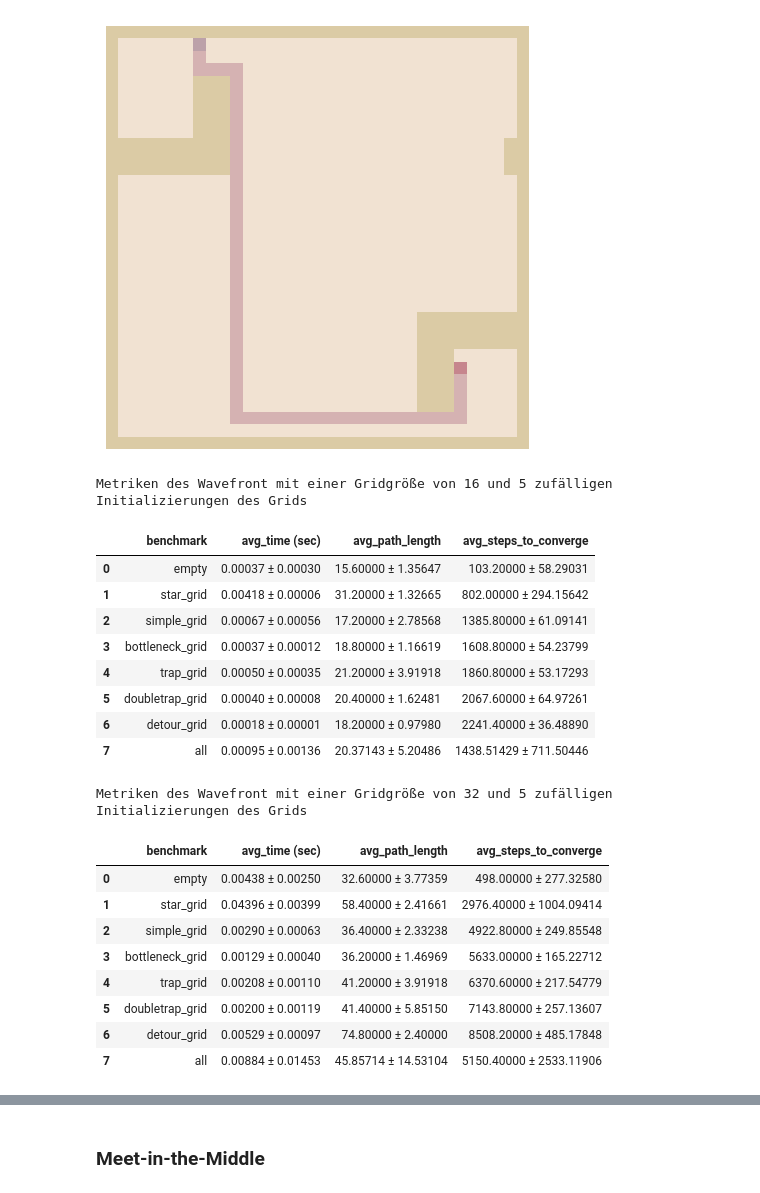
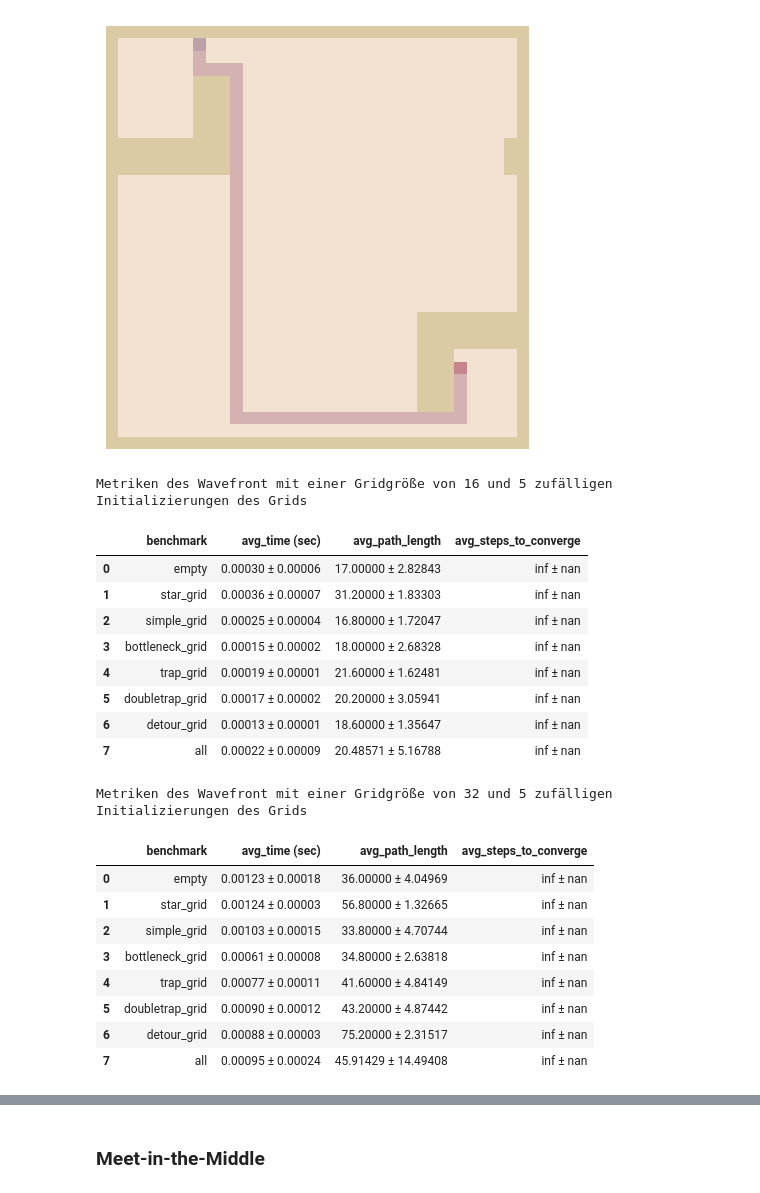
Before and after one commit to laelien8er/Robotik_projekt, a Jupyter notebook: Abgabe/_IR_Achter_Eder.ipynb, the cells around one changed output, grey strips where cells are left out. Cells and saved outputs as stored; diff of their text form; code cells hidden in the pictures.

```diff
--- a/Abgabe/_IR_Achter_Eder.ipynb
+++ b/Abgabe/_IR_Achter_Eder.ipynb
@@ -143,45 +170,45 @@ plt.show()
 # %%
 # get metrics
 size_grid = 16
-num_runns = 5
+num_runs = 5
 
 metrics = Metrics()
-df = metrics.get_metrics(algorithm='A-star', size_grid=size_grid, num_runns=num_runns)
+df = metrics.get_metrics(algorithm='Wavefront', size_grid=size_grid, num_runs=num_runs)
 
-print(f"\n\nMetriken des Wavefront mit einer Gridgröße von {size_grid} und {num_runns} zufälligen Initializierungen des Grids\n")
+print(f"\n\nMetriken des Wavefront mit einer Gridgröße von {size_grid} und {num_runs} zufälligen Initializierungen des Grids\n")
 df
 # %% [output]
 Metriken des Wavefront mit einer Gridgröße von 16 und 5 zufälligen Initializierungen des Grids
 |  | benchmark | avg_time (sec) | avg_path_length | avg_steps_to_converge |
-| 0 | empty | 0.00037 ± 0.00030 | 15.60000 ± 1.35647 | 103.20000 ± 58.29031 |
-| 1 | star_grid | 0.00418 ± 0.00006 | 31.20000 ± 1.32665 | 802.00000 ± 294.15642 |
-| 2 | simple_grid | 0.00067 ± 0.00056 | 17.20000 ± 2.78568 | 1385.80000 ± 61.09141 |
-| 3 | bottleneck_grid | 0.00037 ± 0.00012 | 18.80000 ± 1.16619 | 1608.80000 ± 54.23799 |
-| 4 | trap_grid | 0.00050 ± 0.00035 | 21.20000 ± 3.91918 | 1860.80000 ± 53.17293 |
-| 5 | doubletrap_grid | 0.00040 ± 0.00008 | 20.40000 ± 1.62481 | 2067.60000 ± 64.97261 |
-| 6 | detour_grid | 0.00018 ± 0.00001 | 18.20000 ± 0.97980 | 2241.40000 ± 36.48890 |
-| 7 | all | 0.00095 ± 0.00136 | 20.37143 ± 5.20486 | 1438.51429 ± 711.50446 |
+| 0 | empty | 0.00030 ± 0.00006 | 17.00000 ± 2.82843 | inf ± nan |
+| 1 | star_grid | 0.00036 ± 0.00007 | 31.20000 ± 1.83303 | inf ± nan |
+| 2 | simple_grid | 0.00025 ± 0.00004 | 16.80000 ± 1.72047 | inf ± nan |
+| 3 | bottleneck_grid | 0.00015 ± 0.00002 | 18.00000 ± 2.68328 | inf ± nan |
+| 4 | trap_grid | 0.00019 ± 0.00001 | 21.60000 ± 1.62481 | inf ± nan |
+| 5 | doubletrap_grid | 0.00017 ± 0.00002 | 20.20000 ± 3.05941 | inf ± nan |
+| 6 | detour_grid | 0.00013 ± 0.00001 | 18.60000 ± 1.35647 | inf ± nan |
+| 7 | all | 0.00022 ± 0.00009 | 20.48571 ± 5.16788 | inf ± nan |
 # %%
 # get metrics
 size_grid = 32
-num_runns = 5
+num_runs = 5
 
 metrics = Metrics()
-df = metrics.get_metrics(algorithm='A-star', size_grid=size_grid, num_runns=num_runns)
+df = metrics.get_metrics(algorithm='Wavefront', size_grid=size_grid, num_runs=num_runs)
 
-print(f"\n\nMetriken des Wavefront mit einer Gridgröße von {size_grid} und {num_runns} zufälligen Initializierungen des Grids\n")
+print(f"\n\nMetriken des Wavefront mit einer Gridgröße von {size_grid} und {num_runs} zufälligen Initializierungen des Grids\n")
 df
 # %% [output]
 Metriken des Wavefront mit einer Gridgröße von 32 und 5 zufälligen Initializierungen des Grids
 |  | benchmark | avg_time (sec) | avg_path_length | avg_steps_to_converge |
-| 0 | empty | 0.00438 ± 0.00250 | 32.60000 ± 3.77359 | 498.00000 ± 277.32580 |
-| 1 | star_grid | 0.04396 ± 0.00399 | 58.40000 ± 2.41661 | 2976.40000 ± 1004.09414 |
-| 2 | simple_grid | 0.00290 ± 0.00063 | 36.40000 ± 2.33238 | 4922.80000 ± 249.85548 |
-| 3 | bottleneck_grid | 0.00129 ± 0.00040 | 36.20000 ± 1.46969 | 5633.00000 ± 165.22712 |
-| 4 | trap_grid | 0.00208 ± 0.00110 | 41.20000 ± 3.91918 | 6370.60000 ± 217.54779 |
-| 5 | doubletrap_grid | 0.00200 ± 0.00119 | 41.40000 ± 5.85150 | 7143.80000 ± 257.13607 |
-| 6 | detour_grid | 0.00529 ± 0.00097 | 74.80000 ± 2.40000 | 8508.20000 ± 485.17848 |
-| 7 | all | 0.00884 ± 0.01453 | 45.85714 ± 14.53104 | 5150.40000 ± 2533.11906 |
+| 0 | empty | 0.00123 ± 0.00018 | 36.00000 ± 4.04969 | inf ± nan |
+| 1 | star_grid | 0.00124 ± 0.00003 | 56.80000 ± 1.32665 | inf ± nan |
+| 2 | simple_grid | 0.00103 ± 0.00015 | 33.80000 ± 4.70744 | inf ± nan |
+| 3 | bottleneck_grid | 0.00061 ± 0.00008 | 34.80000 ± 2.63818 | inf ± nan |
+| 4 | trap_grid | 0.00077 ± 0.00011 | 41.60000 ± 4.84149 | inf ± nan |
+| 5 | doubletrap_grid | 0.00090 ± 0.00012 | 43.20000 ± 4.87442 | inf ± nan |
+| 6 | detour_grid | 0.00088 ± 0.00003 | 75.20000 ± 2.31517 | inf ± nan |
+| 7 | all | 0.00095 ± 0.00024 | 45.91429 ± 14.49408 | inf ± nan |
 # %%
 # get metrics
 size_grid = 64
```
Also changed, not shown: parts of 12 cells of this notebook, 7 other files.
